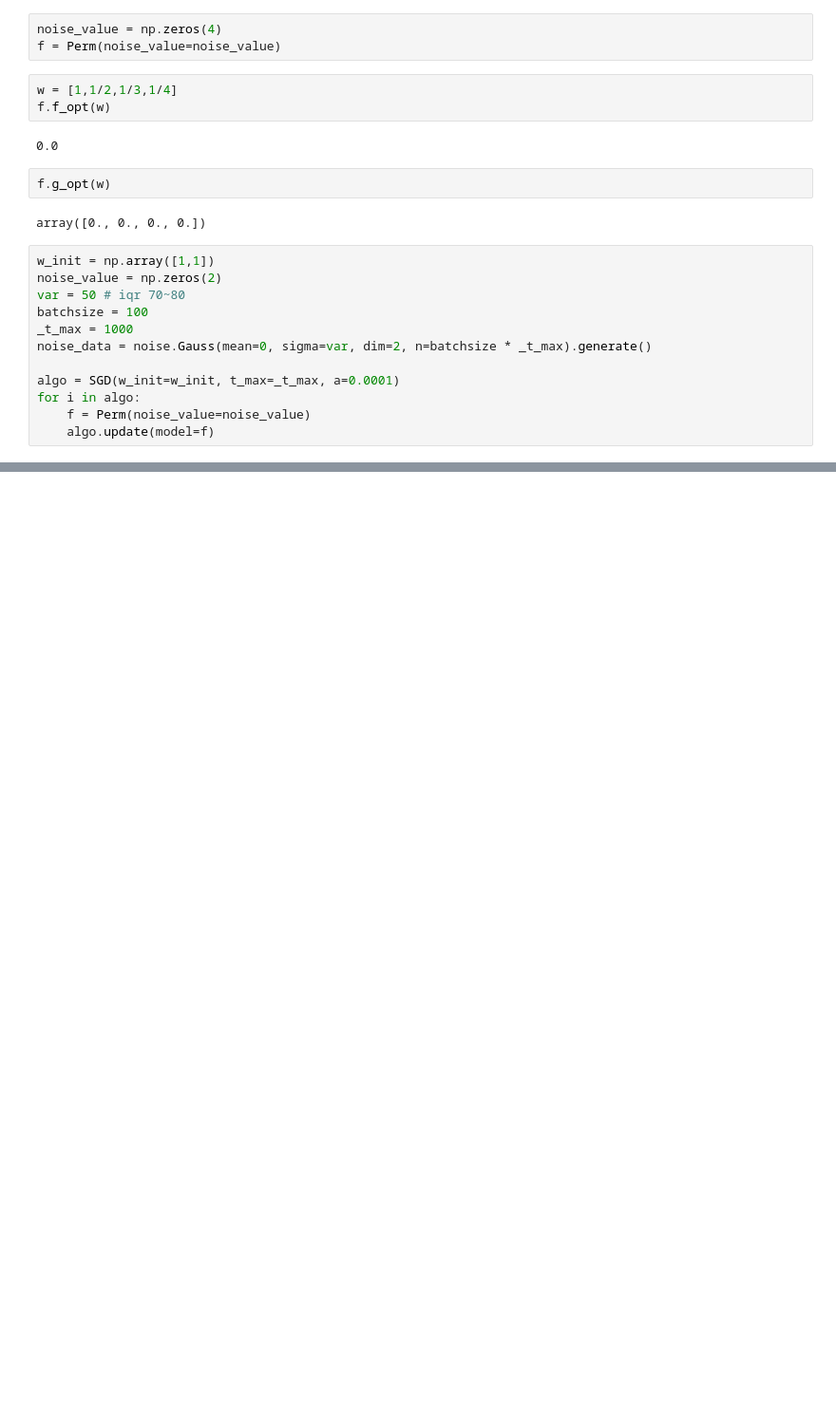
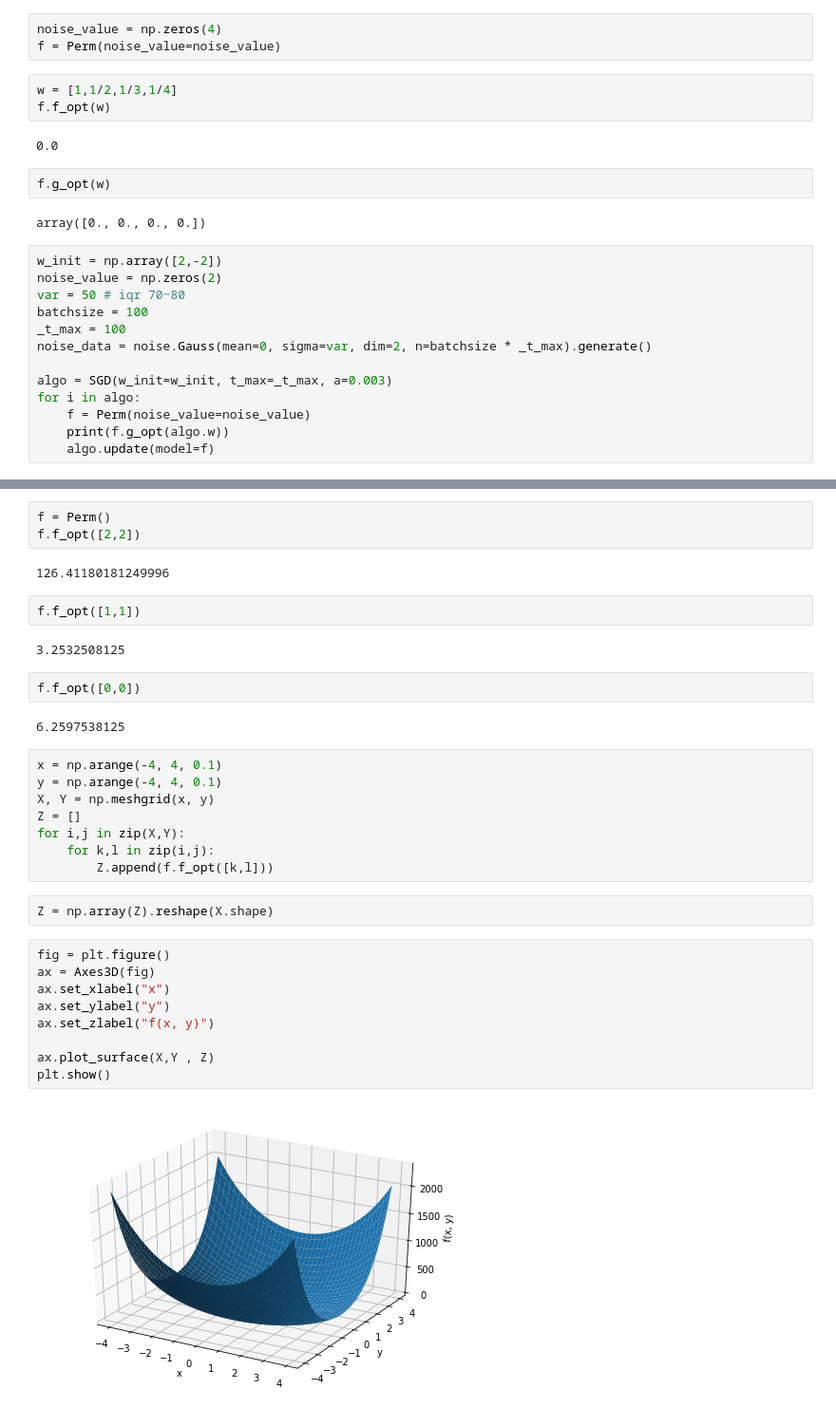
Before and after one commit to NaokiNakamichi/ML, a Jupyter notebook: GD/Untitled.ipynb, the cells around one changed output, grey strips where cells are left out. Shown at 95% size. Drawn from its saved outputs; the diff is of its cells as text; blank space fills up the shorter version.

Commit message:
fix Perm function

```diff
--- a/GD/Untitled.ipynb
+++ b/GD/Untitled.ipynb
@@ -17,14 +19,15 @@ f.g_opt(w)
 # %% [output]
 array([0., 0., 0., 0.])
 # %%
-w_init = np.array([1,1])
+w_init = np.array([2,-2])
 noise_value = np.zeros(2)
 var = 50 # iqr 70~80
 batchsize = 100
-_t_max = 1000
+_t_max = 100
 noise_data = noise.Gauss(mean=0, sigma=var, dim=2, n=batchsize * _t_max).generate()
 
-algo = SGD(w_init=w_init, t_max=_t_max, a=0.0001)
+algo = SGD(w_init=w_init, t_max=_t_max, a=0.003)
 for i in algo:
     f = Perm(noise_value=noise_value)
+    print(f.g_opt(algo.w))
     algo.update(model=f)
@@ -34,0 +56,34 @@ array([0.7658185, 0.7658185])
+# %%
+f = Perm()
+f.f_opt([2,2])
+# %% [output]
+126.41180181249996
+# %%
+f.f_opt([1,1])
+# %% [output]
+3.2532508125
+# %%
+f.f_opt([0,0])
+# %% [output]
+6.2597538125
+# %%
+x = np.arange(-4, 4, 0.1)
+y = np.arange(-4, 4, 0.1)
+X, Y = np.meshgrid(x, y)
+Z = []
+for i,j in zip(X,Y):
+    for k,l in zip(i,j):
+        Z.append(f.f_opt([k,l]))
+# %%
+Z = np.array(Z).reshape(X.shape)
+# %%
+fig = plt.figure()
+ax = Axes3D(fig)
+ax.set_xlabel("x")
+ax.set_ylabel("y")
+ax.set_zlabel("f(x, y)")
+
+ax.plot_surface(X,Y , Z)
+plt.show()
+# %% [output]
+[figure, added]
```
Also changed, not shown: parts of 4 cells of this notebook, 2 other files.
